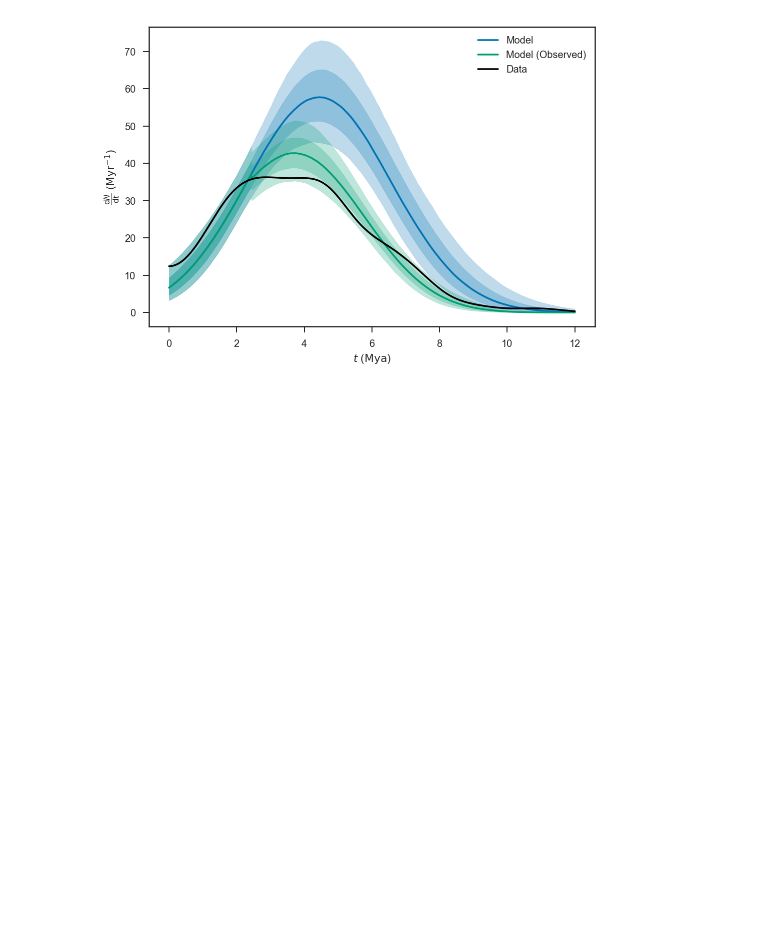
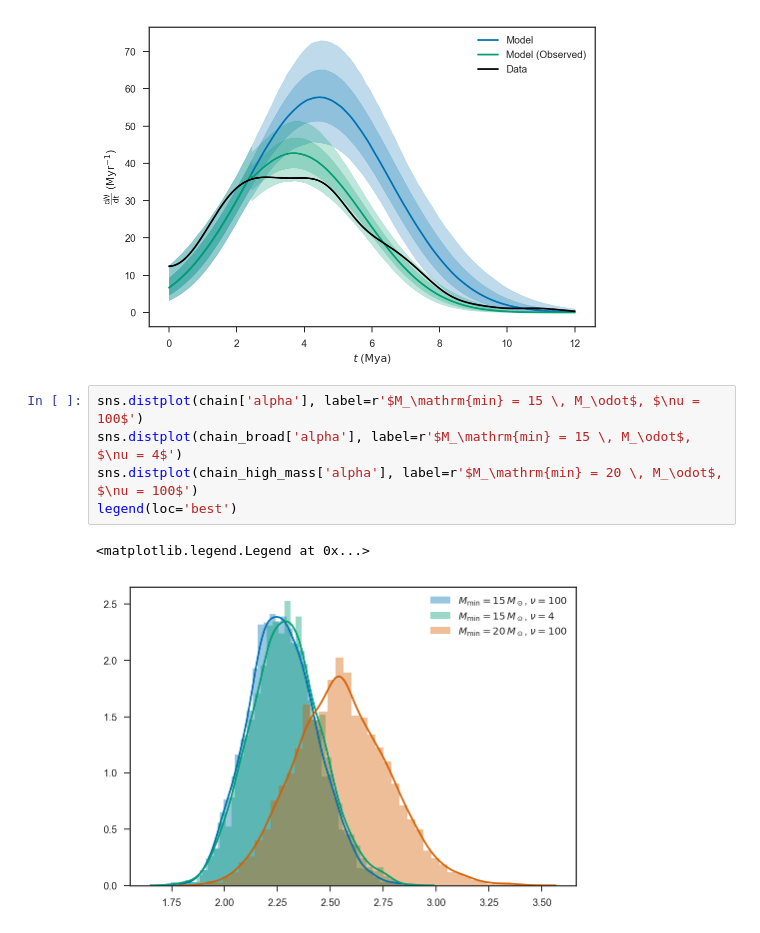
Before and after one commit to farr/30DorIMF, a Jupyter notebook: IMF.ipynb, the cells around one changed output. Saved outputs shown, nothing was run; the diff lists cells and outputs as text; blank space fills up the shorter version.

Commit message:
Produced plot of alpha, too.

```diff
--- a/IMF.ipynb
+++ b/IMF.ipynb
@@ -473,3 +473,11 @@ legend(loc='best')
 # %% [output]
 <matplotlib.legend.Legend at 0x...>
 [figure]
+# %%
+sns.distplot(chain['alpha'], label=r'$M_\mathrm{min} = 15 \, M_\odot$, $\nu = 100$')
+sns.distplot(chain_broad['alpha'], label=r'$M_\mathrm{min} = 15 \, M_\odot$, $\nu = 4$')
+sns.distplot(chain_high_mass['alpha'], label=r'$M_\mathrm{min} = 20 \, M_\odot$, $\nu = 100$')
+legend(loc='best')
+# %% [output]
+<matplotlib.legend.Legend at 0x...>
+[figure, added]
```
